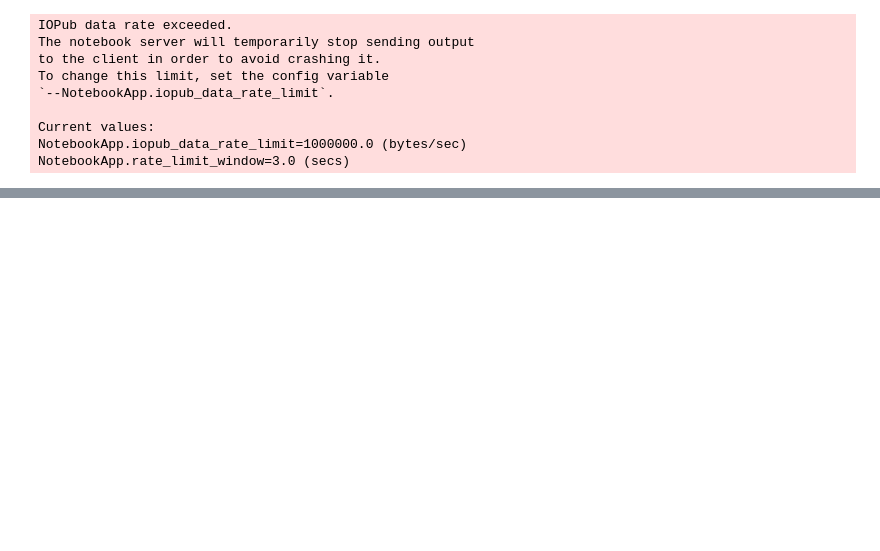
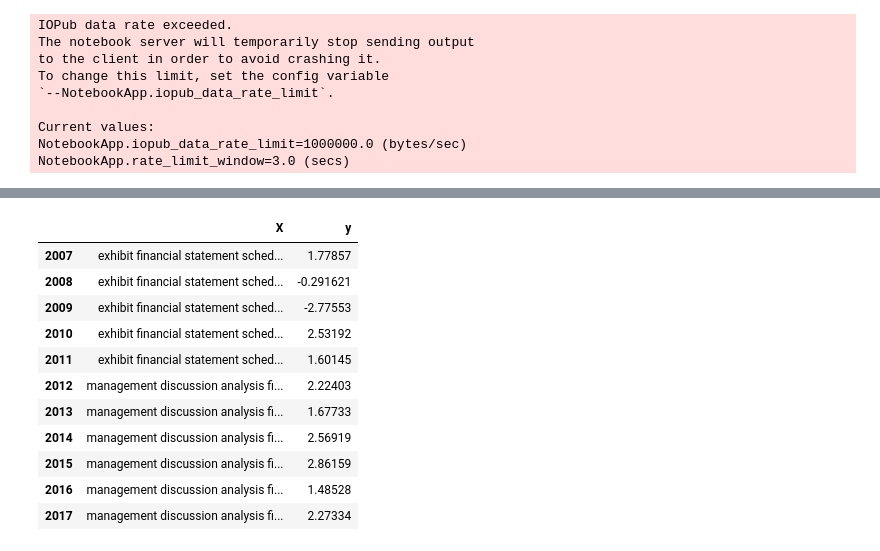
Before and after one commit to davepalazzo/Sentiment_Analysis_S-P_500, a Jupyter notebook: Sentiment_Analysis_SP_500.ipynb, the cells around one changed output, grey strips where cells are left out. Cells and saved outputs as stored; diff of their text form; code cells hidden in the pictures; blank space fills up the shorter version.

```diff
--- a/Sentiment_Analysis_SP_500.ipynb
+++ b/Sentiment_Analysis_SP_500.ipynb
@@ -35,0 +79,23 @@ NotebookApp.rate_limit_window=3.0 (secs)
+# %%
+dataset = pd.DataFrame([np.array(X[0]),np.array(y[0])],columns=['2007','2008','2009','2010','2011','2012','2013','2014','2015','2016','2017'])
+# %%
+df = dataset.transpose()
+# %%
+df.columns=['X','y']
+# %%
+df['X'] = df['X'].map(lambda x: ' '.join(x))
+# %%
+df
+# %% [output]
+|  | X | y |
+| 2007 | exhibit financial statement sched... | 1.77857 |
+| 2008 | exhibit financial statement sched... | -0.291621 |
+| 2009 | exhibit financial statement sched... | -2.77553 |
+| 2010 | exhibit financial statement sched... | 2.53192 |
+| 2011 | exhibit financial statement sched... | 1.60145 |
+| 2012 | management discussion analysis fi... | 2.22403 |
+| 2013 | management discussion analysis fi... | 1.67733 |
+| 2014 | management discussion analysis fi... | 2.56919 |
+| 2015 | management discussion analysis fi... | 2.86159 |
+| 2016 | management discussion analysis fi... | 1.48528 |
+| 2017 | management discussion analysis fi... | 2.27334 |
```
Also changed, not shown: parts of 26 cells of this notebook.
